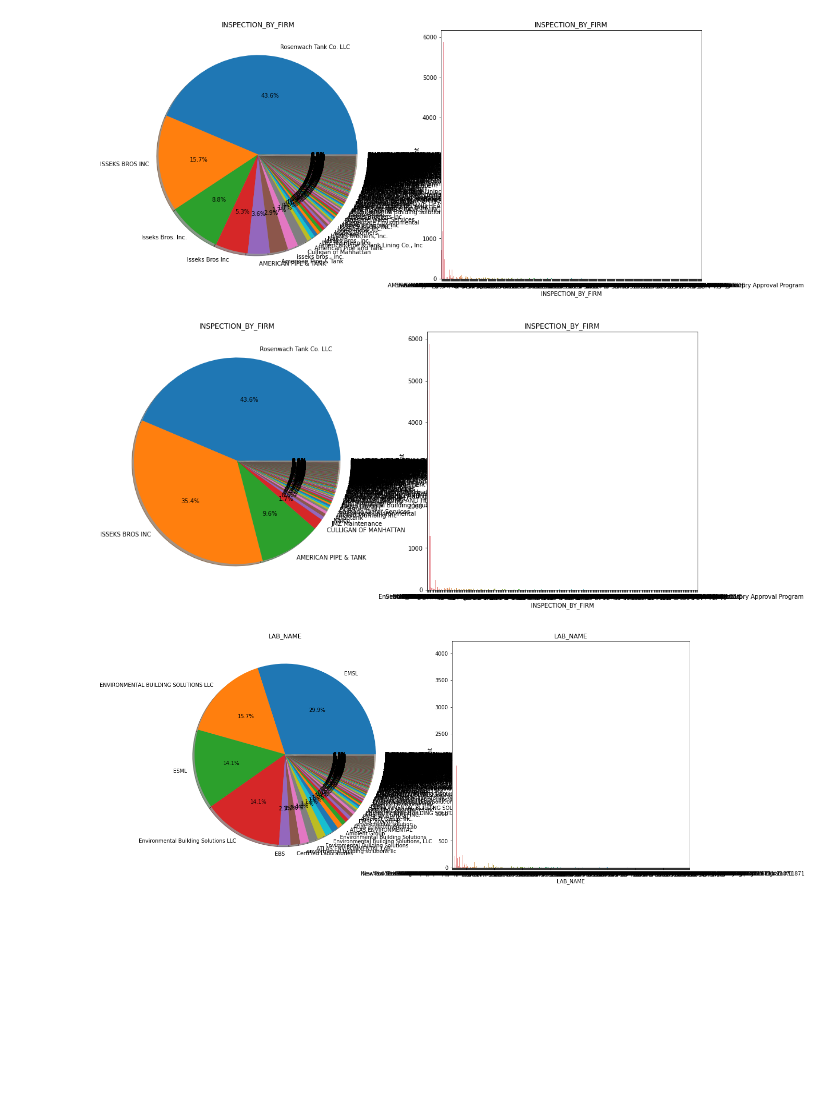
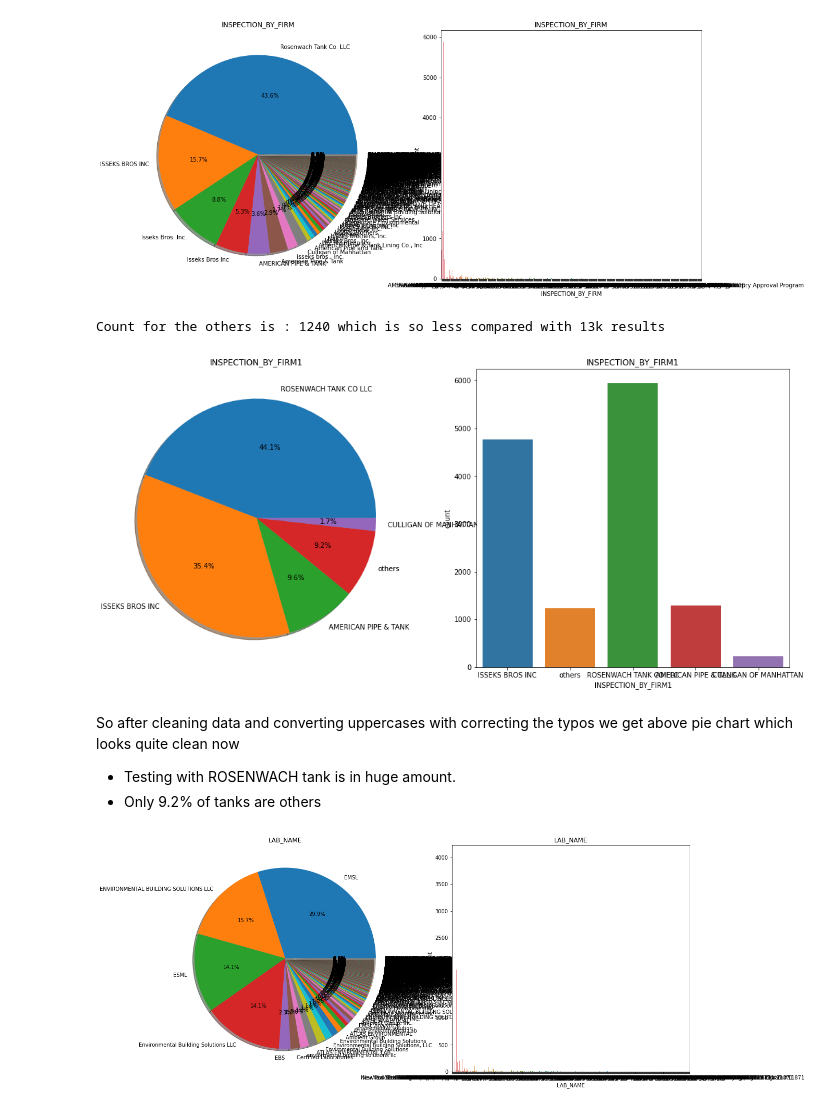
Before and after one commit to rushikeshnaik779/EDA, a Jupyter notebook: Simple_EDA__Rooftop_Drinking_Water_Tank_Inspection_Results.ipynb, the cells around one changed output. Drawn from its saved outputs; the diff is of its cells as text; code cells hidden in the pictures; blank space fills up the shorter version.

```diff
--- a/Simple_EDA__Rooftop_Drinking_Water_Tank_Inspection_Results.ipynb
+++ b/Simple_EDA__Rooftop_Drinking_Water_Tank_Inspection_Results.ipynb
@@ -279,23 +279,33 @@ plt.show()
 # %% [output]
 [figure]
 # %%
-data.loc[data['INSPECTION_BY_FIRM'].str.upper().str.contains('ISSEKS')==True, 'INSPECTION_BY_FIRM'] = "ISSEKS BROS INC"
-data.loc[data['INSPECTION_BY_FIRM'].str.upper().str.contains('AMERICAN PIPE')==True, 'INSPECTION_BY_FIRM'] = "AMERICAN PIPE & TANK"
-data.loc[data['INSPECTION_BY_FIRM'].str.upper().str.contains('AMERICAN PIEP')==True, 'INSPECTION_BY_FIRM'] = "AMERICAN PIPE & TANK"
-data.loc[data['INSPECTION_BY_FIRM'].str.upper().str.contains('AMERICA PIPE')==True, 'INSPECTION_BY_FIRM'] = "AMERICAN PIPE & TANK"
-data.loc[data['INSPECTION_BY_FIRM'].str.upper().str.contains('CULLIGAN')==True, 'INSPECTION_BY_FIRM'] = "CULLIGAN OF MANHATTAN"
-data.loc[data['INSPECTION_BY_FIRM'].str.upper().str.contains('CULLIGAN')==True, 'INSPECTION_BY_FIRM'] = "CULLIGAN OF MANHATTAN"
+data['INSPECTION_BY_FIRM1'] = data['INSPECTION_BY_FIRM']
+data.loc[:,'INSPECTION_BY_FIRM1'] = 'others'
+data.loc[data['INSPECTION_BY_FIRM'].str.upper().str.contains('ROSENWACH')==True, 'INSPECTION_BY_FIRM1'] = "ROSENWACH TANK CO LLC"
+
+data.loc[data['INSPECTION_BY_FIRM'].str.upper().str.contains('ISSEKS')==True, 'INSPECTION_BY_FIRM1'] = "ISSEKS BROS INC"
+data.loc[data['INSPECTION_BY_FIRM'].str.upper().str.contains('AMERICAN PIPE')==True, 'INSPECTION_BY_FIRM1'] = "AMERICAN PIPE & TANK"
+data.loc[data['INSPECTION_BY_FIRM'].str.upper().str.contains('AMERICAN PIEP')==True, 'INSPECTION_BY_FIRM1'] = "AMERICAN PIPE & TANK"
+data.loc[data['INSPECTION_BY_FIRM'].str.upper().str.contains('AMERICA PIPE')==True, 'INSPECTION_BY_FIRM1'] = "AMERICAN PIPE & TANK"
+data.loc[data['INSPECTION_BY_FIRM'].str.upper().str.contains('CULLIGAN')==True, 'INSPECTION_BY_FIRM1'] = "CULLIGAN OF MANHATTAN"
+data.loc[data['INSPECTION_BY_FIRM'].str.upper().str.contains('CULLIGAN')==True, 'INSPECTION_BY_FIRM1'] = "CULLIGAN OF MANHATTAN"
 # %%
 f, ax = plt.subplots(1, 2, figsize=(18, 8))
-data['INSPECTION_BY_FIRM'].value_counts().plot.pie( autopct = '%1.1f%%',
+print('Count for the others is :',data[data['INSPECTION_BY_FIRM1']=='others']['INSPECTION_BY_FIRM1'].count(), 'which is so less compared with 13k results')
+data['INSPECTION_BY_FIRM1'].value_counts().plot.pie( autopct = '%1.1f%%',
                                          ax=ax[0], shadow=True)
-ax[0].set_title('INSPECTION_BY_FIRM')
+ax[0].set_title('INSPECTION_BY_FIRM1')
 ax[0].set_ylabel('')
-sns.countplot('INSPECTION_BY_FIRM', data=data, ax=ax[1])
-ax[1].set_title('INSPECTION_BY_FIRM')
+sns.countplot('INSPECTION_BY_FIRM1', data=data, ax=ax[1])
+ax[1].set_title('INSPECTION_BY_FIRM1')
 plt.show()
 # %% [output]
+Count for the others is : 1240 which is so less compared with 13k results
-[figure, old version]
+[figure, new version]
+# %% [markdown]
+So after cleaning data and converting uppercases with correcting the typos we get above pie chart which looks quite clean now
+- Testing with ROSENWACH tank is in huge amount.
+- Only 9.2% of tanks are others
 # %%
 f, ax = plt.subplots(1, 2, figsize=(18, 8))
 data['LAB_NAME'].value_counts().plot.pie( autopct = '%1.1f%%',
```
Also changed, not shown: parts of 4 cells of this notebook.
